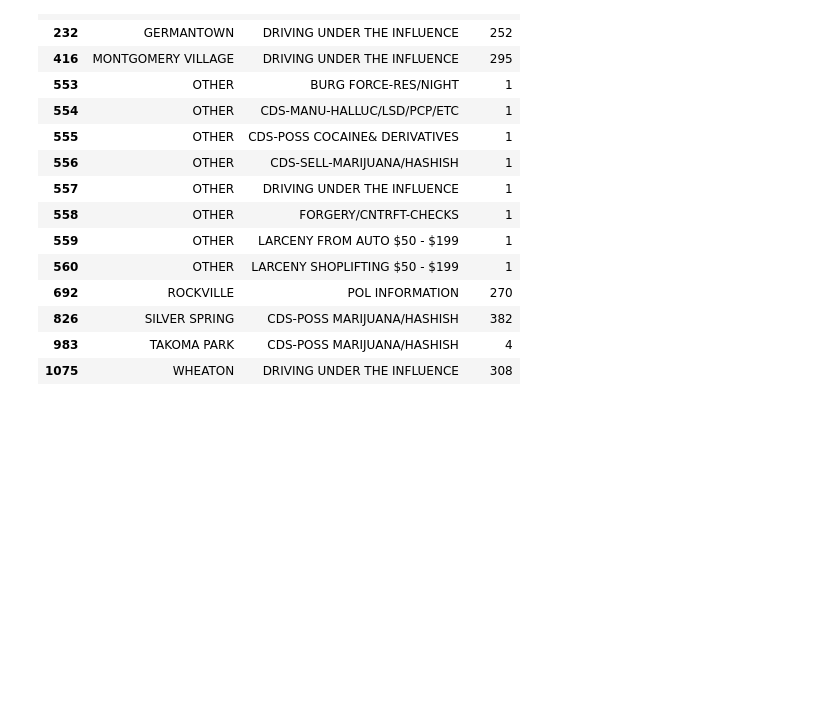
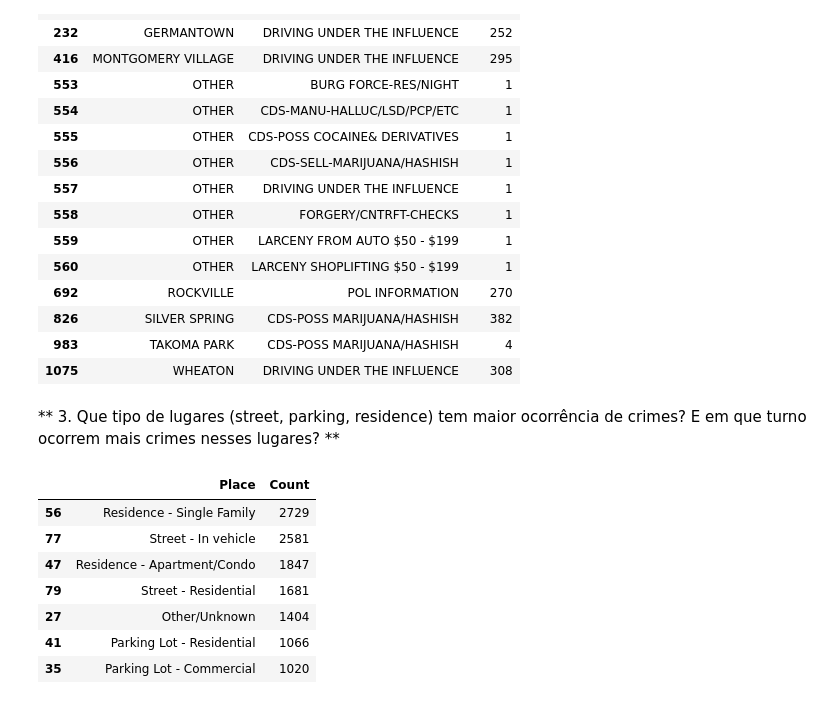
Before and after one commit to adrianabenicio/MontgomeryCrimes, a Jupyter notebook: Project #1 Finding Patterns in Crime.ipynb, the cells around one changed output. Drawn from its saved outputs; the diff is of its cells as text; code cells hidden in the pictures; blank space fills up the shorter version.

```diff
--- a/Project #1 Finding Patterns in Crime.ipynb
+++ b/Project #1 Finding Patterns in Crime.ipynb
@@ -559,3 +559,23 @@ crimes_by_district[idx]
 | 826 | SILVER SPRING | CDS-POSS MARIJUANA/HASHISH | 382 |
 | 983 | TAKOMA PARK | CDS-POSS MARIJUANA/HASHISH | 4 |
 | 1075 | WHEATON | DRIVING UNDER THE INFLUENCE | 308 |
+# %% [markdown]
+** 3. Que tipo de lugares (street, parking, residence) tem maior ocorrência de crimes? E em que turno ocorrem mais crimes nesses lugares? **
+# %%
+# Que tipo de lugares (street, parking, residence) tem maior ocorrência de crimes?
+
+crimes_by_place = crimes.pivot_table(index=['Place'], values=['Incident ID'], aggfunc='count')
+crimes_by_place.rename(columns={'Incident ID':'Count'}, inplace=True)
+crimes_by_place.reset_index(inplace=True) #removing indexes
+
+top_places = crimes_by_place[crimes_by_place['Count'] > 1000].sort_values(by=['Count'], ascending=[False])
+top_places
+# %% [output]
+|  | Place | Count |
+| 56 | Residence - Single Family | 2729 |
+| 77 | Street - In vehicle | 2581 |
+| 47 | Residence - Apartment/Condo | 1847 |
+| 79 | Street - Residential | 1681 |
+| 27 | Other/Unknown | 1404 |
+| 41 | Parking Lot - Residential | 1066 |
+| 35 | Parking Lot - Commercial | 1020 |
```
Also changed, not shown: parts of 2 cells of this notebook.
